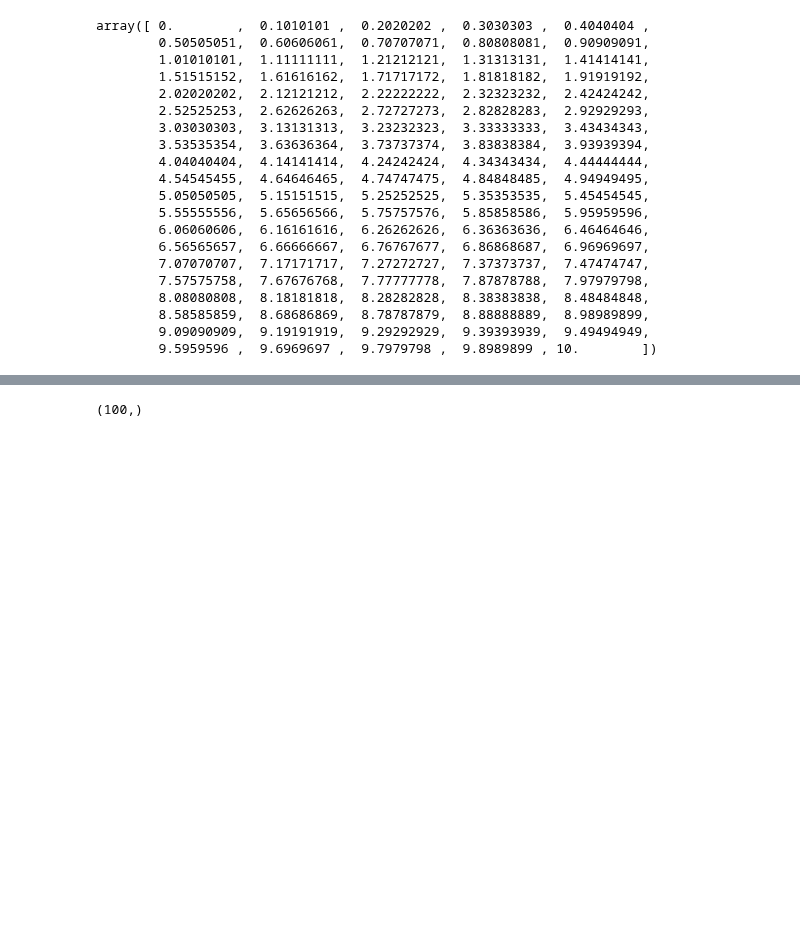
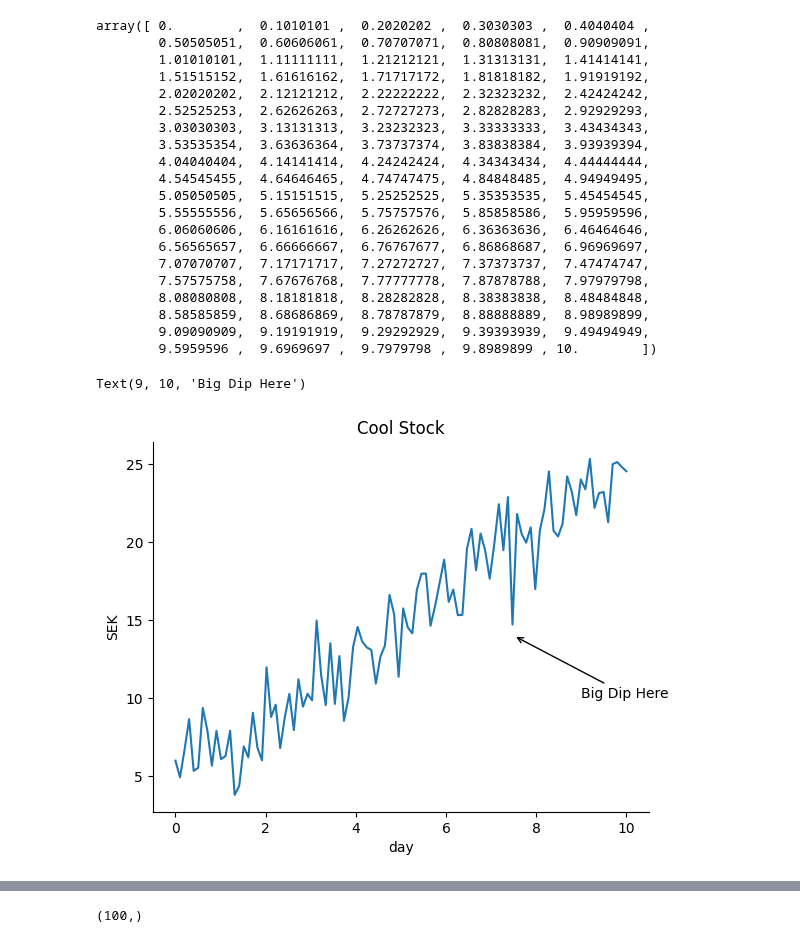
Before and after one commit to Akina-Aoki/python_aira_franco_de25, a Jupyter notebook: exercises/ex6_3.ipynb, the cells around one changed output, grey strips where cells are left out. Cells and saved outputs as stored; diff of their text form; code cells hidden in the pictures; blank space fills up the shorter version.

Commit message:
Plotter Library: Refactor the plot made from matpotlib OOP style

```diff
--- a/exercises/ex6_3.ipynb
+++ b/exercises/ex6_3.ipynb
@@ -33,3 +34,21 @@ array([ 0.        ,  0.1010101 ,  0.2020202 ,  0.3030303 ,  0.4040404 ,
         8.58585859,  8.68686869,  8.78787879,  8.88888889,  8.98989899,
         9.09090909,  9.19191919,  9.29292929,  9.39393939,  9.49494949,
         9.5959596 ,  9.6969697 ,  9.7979798 ,  9.8989899 , 10.        ])
+# %%
+# This should be the way to plot
+
+# subplot() Just 1 figure in a plot
+fig, ax = plt.subplots(1)
+ax.plot(x, y)
+ax.set(title = "Cool Stock", xlabel = "day", ylabel = "SEK")
+
+# Remove the top and right spines
+ax.spines['top'].set_visible(False)
+ax.spines['right'].set_visible(False)
+
+#
+ax.annotate("Big Dip Here", xytext=(9, 10), xy=(7.5, 14),
+            arrowprops=dict(arrowstyle="->"))
+# %% [output]
+Text(9, 10, 'Big Dip Here')
+[figure, added]
```
Also changed, not shown: parts of 10 cells of this notebook.
